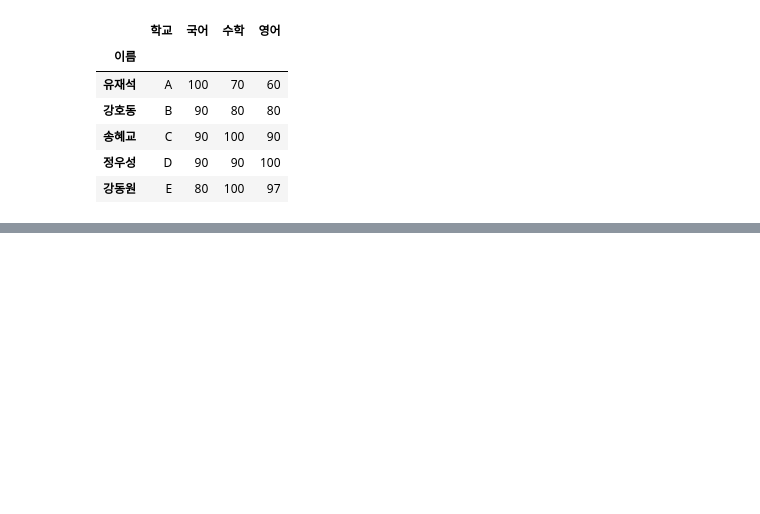
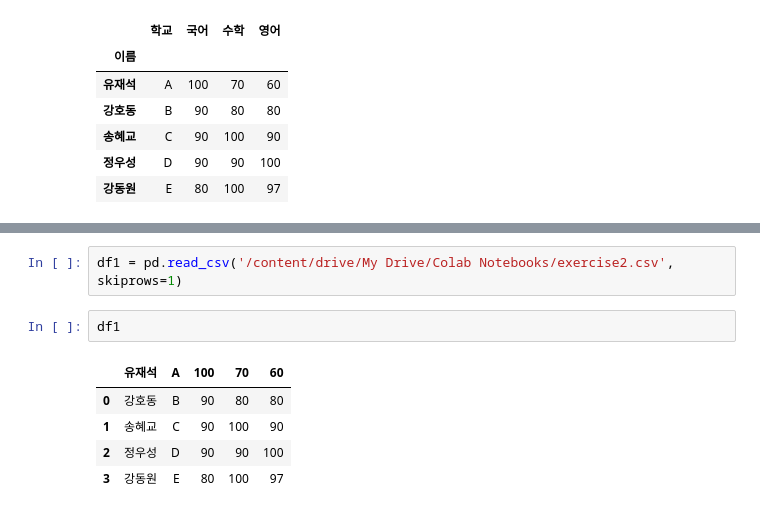
Before and after one commit to sukjin1/ed, a Jupyter notebook: Pandas_Nado.ipynb, the cells around one changed output, grey strips where cells are left out. Cells and saved outputs as stored; diff of their text form; blank space fills up the shorter version.

Commit message:
Colaboratory를 통해 생성됨

```diff
--- a/Pandas_Nado.ipynb
+++ b/Pandas_Nado.ipynb
@@ -295,0 +318,10 @@ df.to_csv('exercise.csv')
+# %%
+df1 = pd.read_csv('/content/drive/My Drive/Colab Notebooks/exercise2.csv', skiprows=1)
+# %%
+df1
+# %% [output]
+|  | 유재석 | A | 100 | 70 | 60 |
+| 0 | 강호동 | B | 90 | 80 | 80 |
+| 1 | 송혜교 | C | 90 | 100 | 90 |
+| 2 | 정우성 | D | 90 | 90 | 100 |
+| 3 | 강동원 | E | 80 | 100 | 97 |
```
Also changed, not shown: parts of 23 cells of this notebook.
